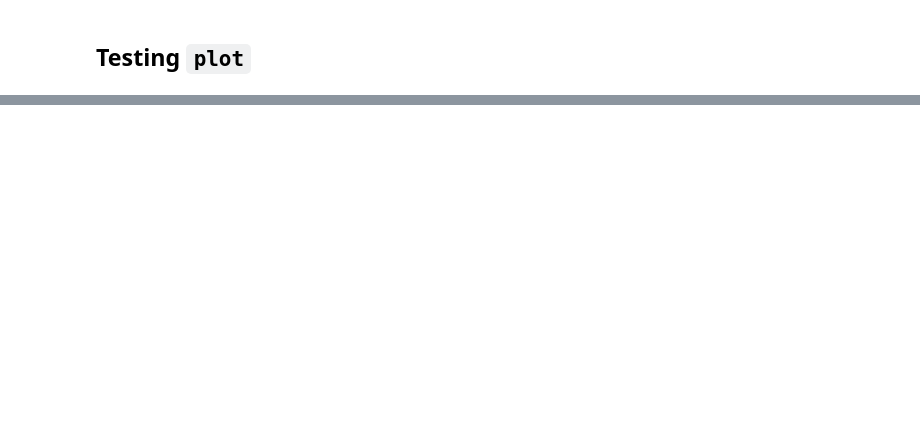
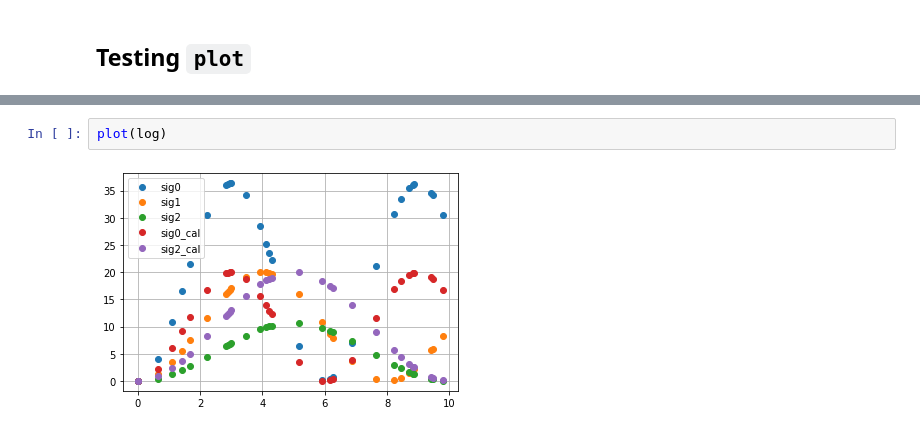
Before and after one commit to munich-ml/MLPy2021, a Jupyter notebook: 15_Logfiles_w_Pandas.ipynb, the cells around one changed output, grey strips where cells are left out. Drawn from its saved outputs; the diff is of its cells as text; blank space fills up the shorter version.

```diff
--- a/15_Logfiles_w_Pandas.ipynb
+++ b/15_Logfiles_w_Pandas.ipynb
@@ -185,0 +223,4 @@ Warning, 'sig42' is not in 'log['names']'!
+# %%
+plot(log)
+# %% [output]
+[figure, added]
```
Also changed, not shown: parts of 22 cells of this notebook.
